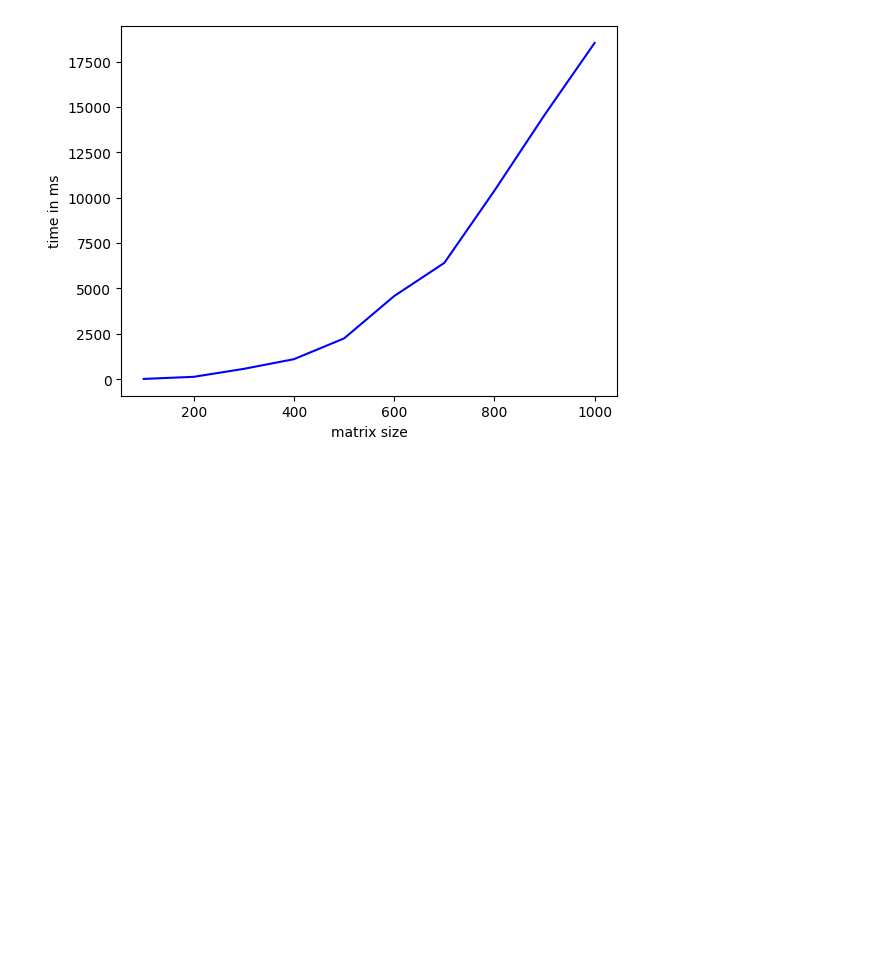
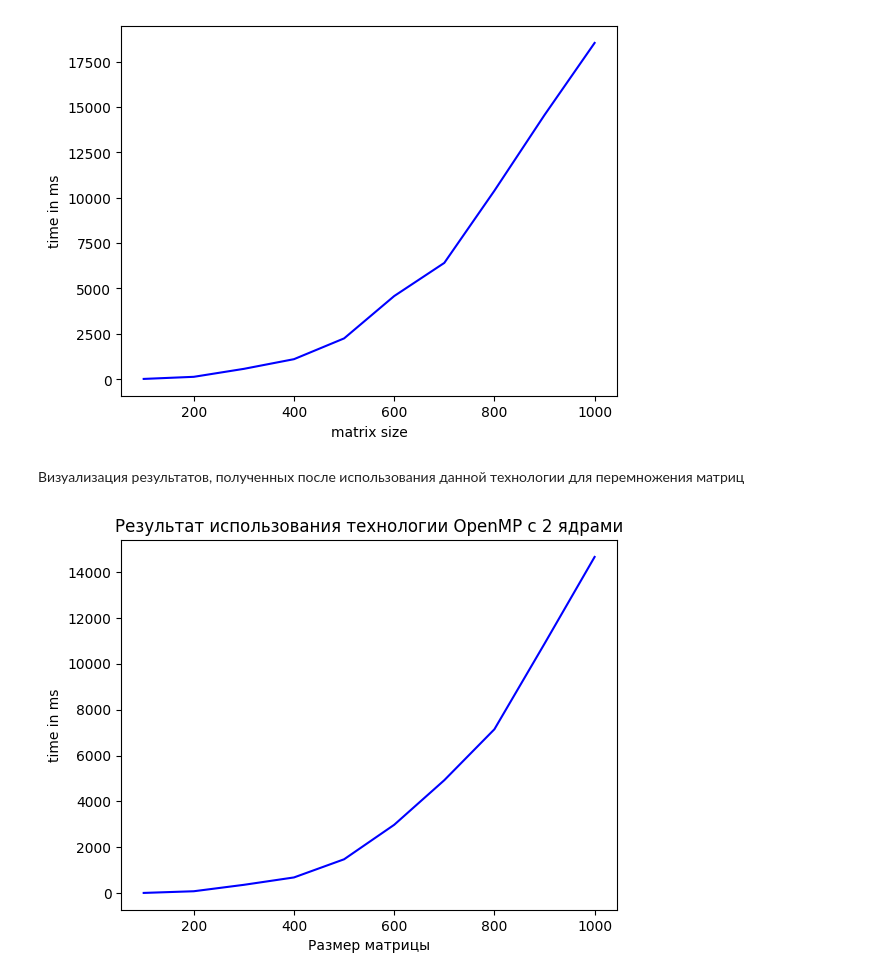
Before and after one commit to buddyuchiha/ParallelProgrammingLabs, a Jupyter notebook: main.ipynb, the cells around one changed output. Saved outputs shown, nothing was run; the diff lists cells and outputs as text; code cells hidden in the pictures; blank space fills up the shorter version.

```diff
--- a/main.ipynb
+++ b/main.ipynb
@@ -32,3 +21,17 @@ plt.ylabel("time in ms")
 # %% [output]
 Text(0, 0.5, 'time in ms')
 [figure]
+# %% [markdown]
+Визуализация результатов, полученных после использования данной технологии для перемножения матриц
+# %%
+import matplotlib.pyplot as plt
+from functions import *
+
+open_mp_2_path = 'ParallelProgrammingLab1\\output\\open_mp\\open_mp_2'
+open_mp_4_path = 'ParallelProgrammingLab1\\output\\open_mp\\open_mp_4'
+open_mp_6_path = 'ParallelProgrammingLab1\\output\\open_mp\\open_mp_6'
+open_mp_8_path = 'ParallelProgrammingLab1\\output\\open_mp\\open_mp_8'
+
+show_openmp_graph(open_mp_2_path)
+# %% [output]
+[figure, added]
```
Also changed, not shown: parts of 11 cells of this notebook, 1 other file.
